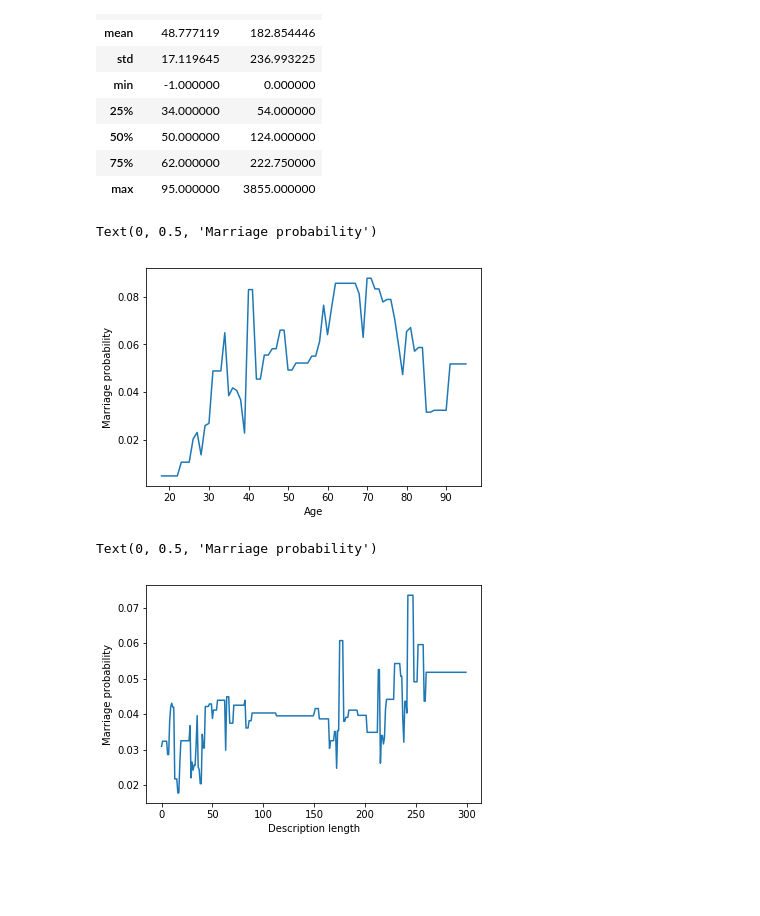
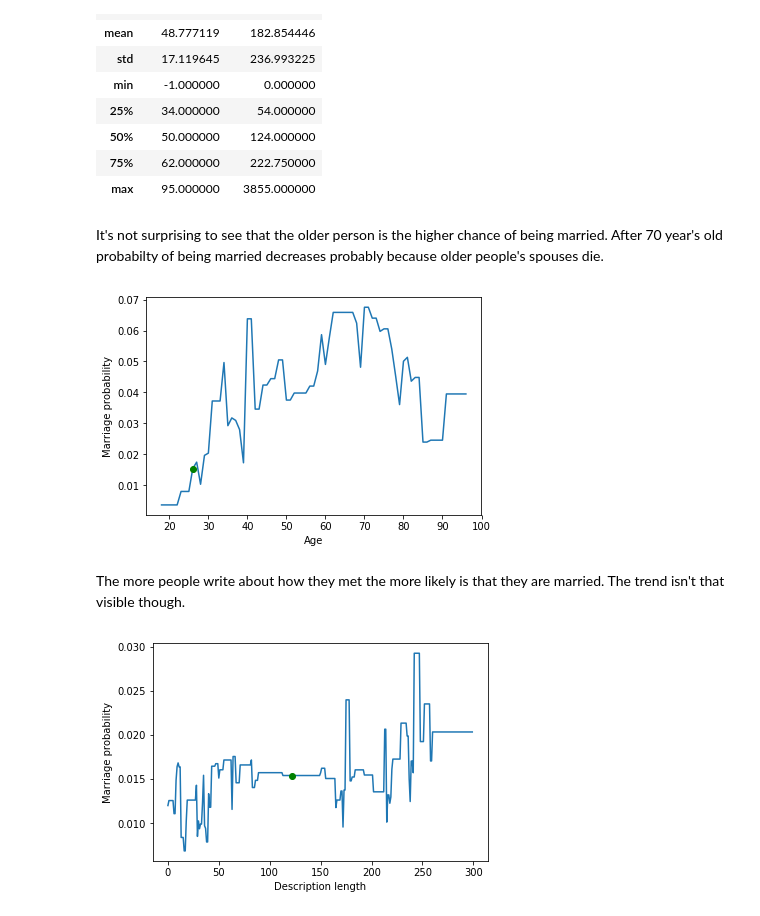
Before and after one commit to kaletap/interpretableML, a Jupyter notebook: pd1.ipynb, the cells around one changed output. Drawn from its saved outputs; the diff is of its cells as text; code cells hidden in the pictures; blank space fills up the shorter version.

```diff
--- a/pd1.ipynb
+++ b/pd1.ipynb
@@ -175,10 +178,11 @@ xgb_model.predict(random_person), xgb_model.predict_proba(random_person)
 (array([1], dtype=int8), array([[0.01540726, 0.98459274]], dtype=float32))
 # %%
 def get_proba(person, colname, colvalue):
+    new_person = person.copy()
     if colname not in X_train.columns:
         raise Exception("Wrong column name")
-    person[colname] = colvalue
-    return xgb_model.predict_proba(person)[0][0]
+    new_person[colname] = colvalue
+    return xgb_model.predict_proba(new_person)[0][0]
 # %% [markdown]
 Let's check what is the range of our quantitative variables.
 # %%
@@ -194,22 +198,28 @@ mydata[continuous_variables].describe()
 | 75% | 62.000000 | 222.750000 |
 | max | 95.000000 | 3855.000000 |
 # %%
-age_values = range(18, 96)
+age_values = range(18, 97)
 length_values = range(0, 300)
 # %%
 age_proba = [get_proba(random_person, "w6_q9", age) for age in age_values]
 length_proba = [get_proba(random_person, "w6_q24_length", length) for length in length_values]
+# %% [markdown]
+It's not surprising to see that the older person is the higher chance of being married. After 70 year's old probabilty of being married decreases probably because older people's spouses die.
 # %%
 plt.plot(age_values, age_proba)
+plt.plot(random_person.w6_q9, get_proba(random_person, "w6_q9", random_person.w6_q9), "go")
 plt.xlabel("Age")
 plt.ylabel("Marriage probability")
+plt.show()
 # %% [output]
-Text(0, 0.5, 'Marriage probability')
-[figure, old version]
+[figure, new version]
+# %% [markdown]
+The more people write about how they met the more likely is that they are married. The trend isn't that visible though.
 # %%
 plt.plot(length_values, length_proba)
+plt.plot(random_person.w6_q24_length, get_proba(random_person, "w6_q24_length", random_person.w6_q24_length), "go")
 plt.xlabel("Description length")
 plt.ylabel("Marriage probability")
+plt.show()
 # %% [output]
-Text(0, 0.5, 'Marriage probability')
-[figure, old version]
+[figure, new version]
```
Also changed, not shown: parts of 3 cells of this notebook.
